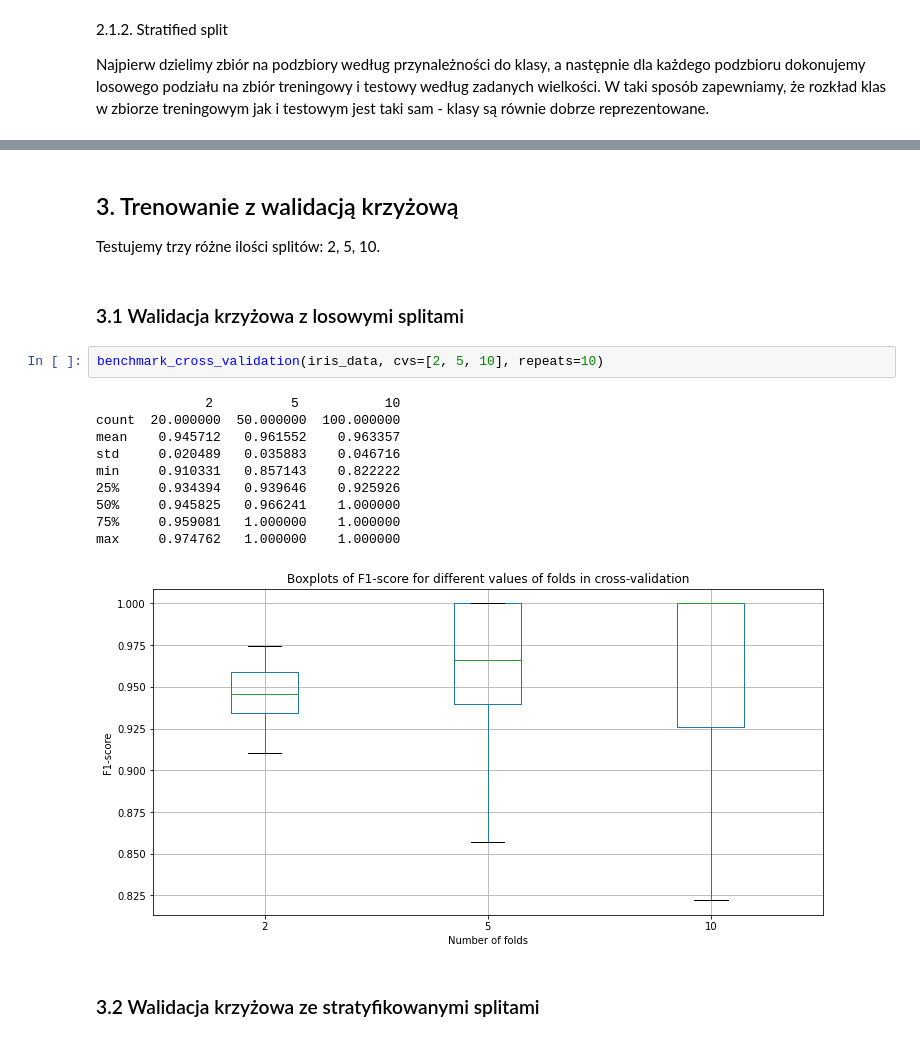
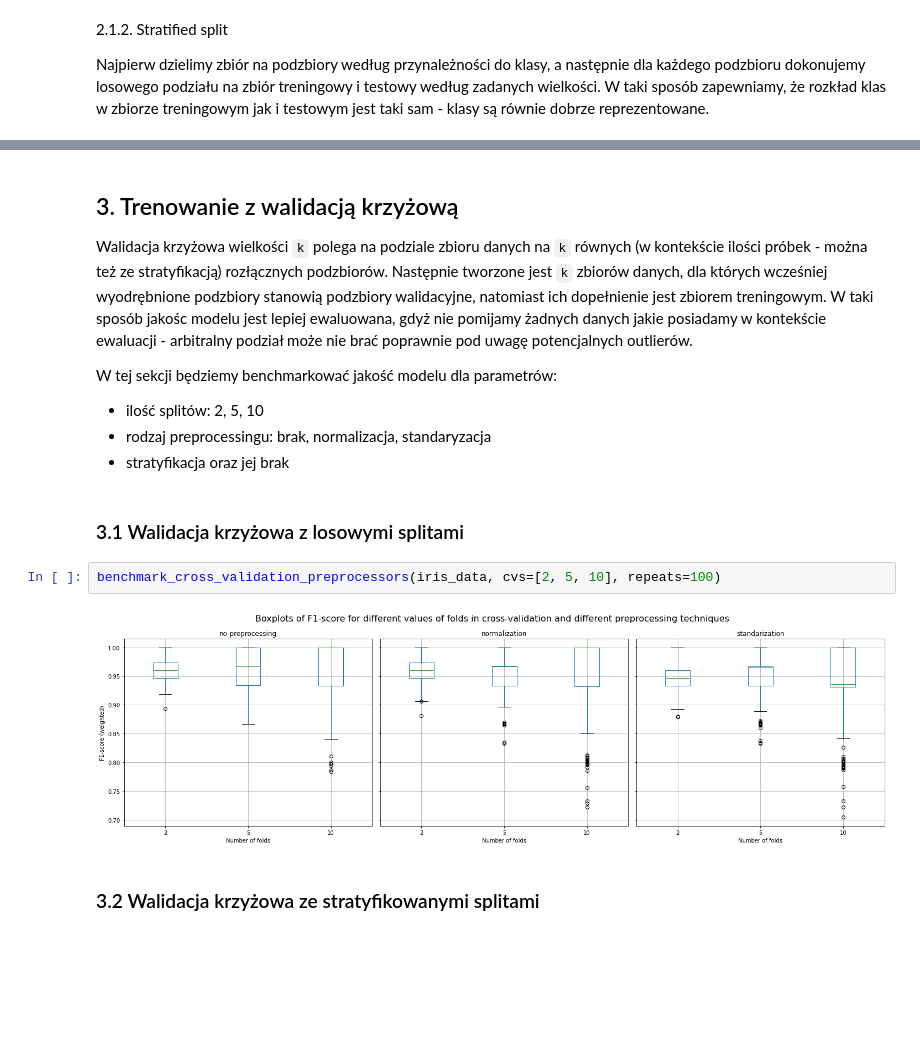
Before and after one commit to PatRyg99/ML-PWR-2022, a Jupyter notebook: Lista 1/lista-1.ipynb, the cells around one changed output, grey strips where cells are left out. Drawn from its saved outputs; the diff is of its cells as text; blank space fills up the shorter version.

Commit message:
Lista 1 changes to preprocessing comparison

```diff
--- a/Lista 1/lista-1.ipynb
+++ b/Lista 1/lista-1.ipynb
@@ -304,22 +205,18 @@ Iris-versicolor       1.00      0.70      0.82        10
-# %% [markdown]
-## 3. Trenowanie z walidacją krzyżową
-
-Testujemy trzy różne ilości splitów: 2, 5, 10.
+# %% [markdown]
+## 3. Trenowanie z walidacją krzyżową
+
+Walidacja krzyżowa wielkości `k` polega na podziale zbioru danych na `k` równych (w kontekście ilości próbek - można też ze stratyfikacją) rozłącznych podzbiorów. Następnie tworzone jest `k` zbiorów danych, dla których wcześniej wyodrębnione podzbiory stanowią podzbiory walidacyjne, natomiast ich dopełnienie jest zbiorem treningowym. W taki sposób jakośc modelu jest lepiej ewaluowana, gdyż nie pomijamy żadnych danych jakie posiadamy w kontekście ewaluacji - arbitralny podział może nie brać poprawnie pod uwagę potencjalnych outlierów.
+
+W tej sekcji będziemy benchmarkować jakość modelu dla parametrów:
+* ilość splitów: 2, 5, 10
+* rodzaj preprocessingu: brak, normalizacja, standaryzacja
+* stratyfikacja oraz jej brak
 # %% [markdown]
 ### 3.1 Walidacja krzyżowa z losowymi splitami
 # %%
-benchmark_cross_validation(iris_data, cvs=[2, 5, 10], repeats=10)
+benchmark_cross_validation_preprocessors(iris_data, cvs=[2, 5, 10], repeats=100)
 # %% [output]
-              2          5           10
-count  20.000000  50.000000  100.000000
-mean    0.945712   0.961552    0.963357
-std     0.020489   0.035883    0.046716
-min     0.910331   0.857143    0.822222
-25%     0.934394   0.939646    0.925926
-50%     0.945825   0.966241    1.000000
-75%     0.959081   1.000000    1.000000
-max     0.974762   1.000000    1.000000
-[figure, old version]
+[figure, new version]
 # %% [markdown]
 ### 3.2 Walidacja krzyżowa ze stratyfikowanymi splitami
 # %%
```
Also changed, not shown: parts of 70 cells of this notebook.
